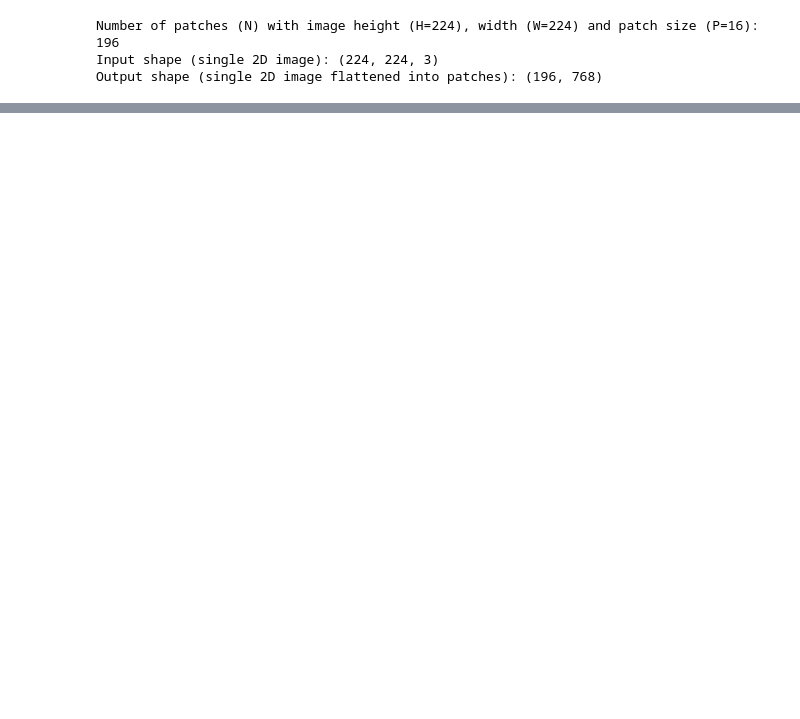
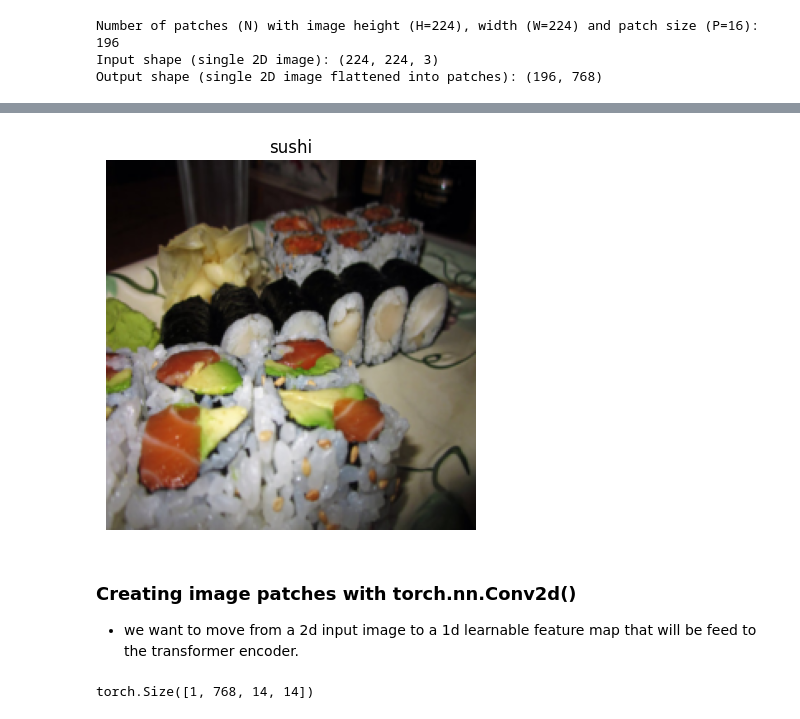
Before and after one commit to Antony-gitau/machine_learning_playground, a Jupyter notebook: ViT_reproduction.ipynb, the cells around one changed output, grey strips where cells are left out. Cells and saved outputs as stored; diff of their text form; code cells hidden in the pictures; blank space fills up the shorter version.

Commit message:
implemented a transformation of an 2d image into a learnable embedding vector to be later injected into the transfomer encoder

```diff
--- a/ViT_reproduction.ipynb
+++ b/ViT_reproduction.ipynb
@@ -263,0 +282,17 @@ for i, patch_height in enumerate(range(0, img_size, patch_size)):
+# %%
+# View single image
+plt.imshow(image_2.permute(1, 2, 0)) # adjust for matplotlib
+plt.title(class_names[label_2])
+plt.axis(False);
+# %% [output]
+[figure, added]
+# %% [markdown]
+### Creating image patches with torch.nn.Conv2d()
+
+- we want to move from a 2d input image to a 1d learnable feature map that will be feed to the transformer encoder.
+# %%
+# Pass the image through the convolutional layer
+image_out_of_conv = conv2d(image_2.unsqueeze(0)) # add a single batch dimension (height, width, color_channels) -> (batch, height, width, color_channels)
+print(image_out_of_conv.shape)
+# %% [output]
+torch.Size([1, 768, 14, 14])
```
Also changed, not shown: parts of 19 cells of this notebook.
